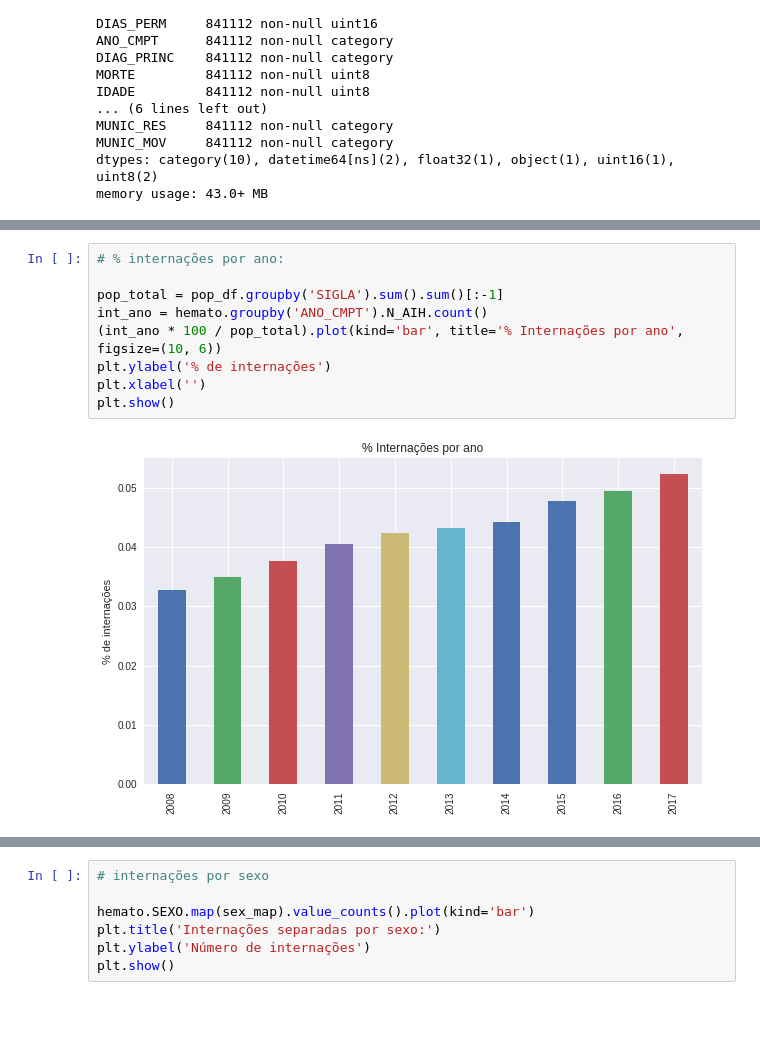
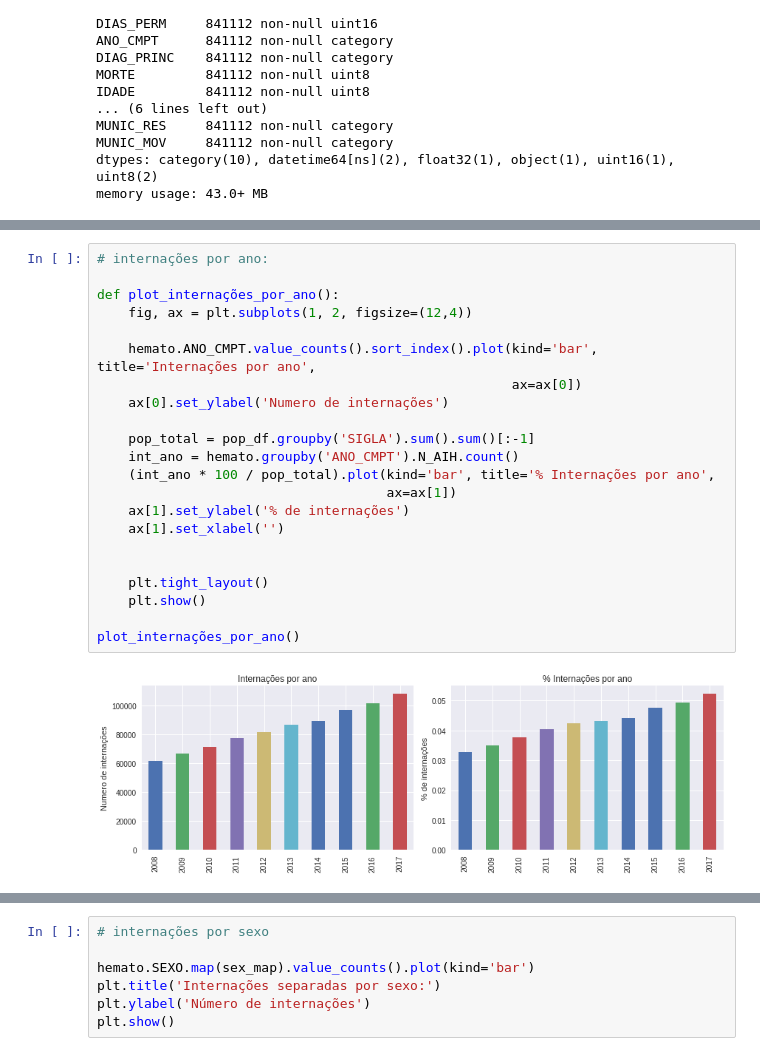
Before and after one commit to gbletsch/hematologic_hospitalizations_brazil, a Jupyter notebook: tcc.ipynb, the cells around one changed output, grey strips where cells are left out. Cells and saved outputs as stored; diff of their text form; blank space fills up the shorter version.

```diff
--- a/tcc.ipynb
+++ b/tcc.ipynb
@@ -357,11 +349,24 @@ plt.show()
 # %%
-# % internações por ano:
+# internações por ano:
 
-pop_total = pop_df.groupby('SIGLA').sum().sum()[:-1]
-int_ano = hemato.groupby('ANO_CMPT').N_AIH.count()
-(int_ano * 100 / pop_total).plot(kind='bar', title='% Internações por ano', figsize=(10, 6))
-plt.ylabel('% de internações')
-plt.xlabel('')
-plt.show()
+def plot_internações_por_ano():
+    fig, ax = plt.subplots(1, 2, figsize=(12,4))
+
+    hemato.ANO_CMPT.value_counts().sort_index().plot(kind='bar', title='Internações por ano',
+                                                     ax=ax[0])
+    ax[0].set_ylabel('Numero de internações')
+
+    pop_total = pop_df.groupby('SIGLA').sum().sum()[:-1]
+    int_ano = hemato.groupby('ANO_CMPT').N_AIH.count()
+    (int_ano * 100 / pop_total).plot(kind='bar', title='% Internações por ano',
+                                     ax=ax[1])
+    ax[1].set_ylabel('% de internações')
+    ax[1].set_xlabel('')
+
+
+    plt.tight_layout()
+    plt.show()
+
+plot_internações_por_ano()
 # %% [output]
-[figure, old version]
+[figure, new version]
```
Also changed, not shown: parts of 10 cells of this notebook, 1 other file.
